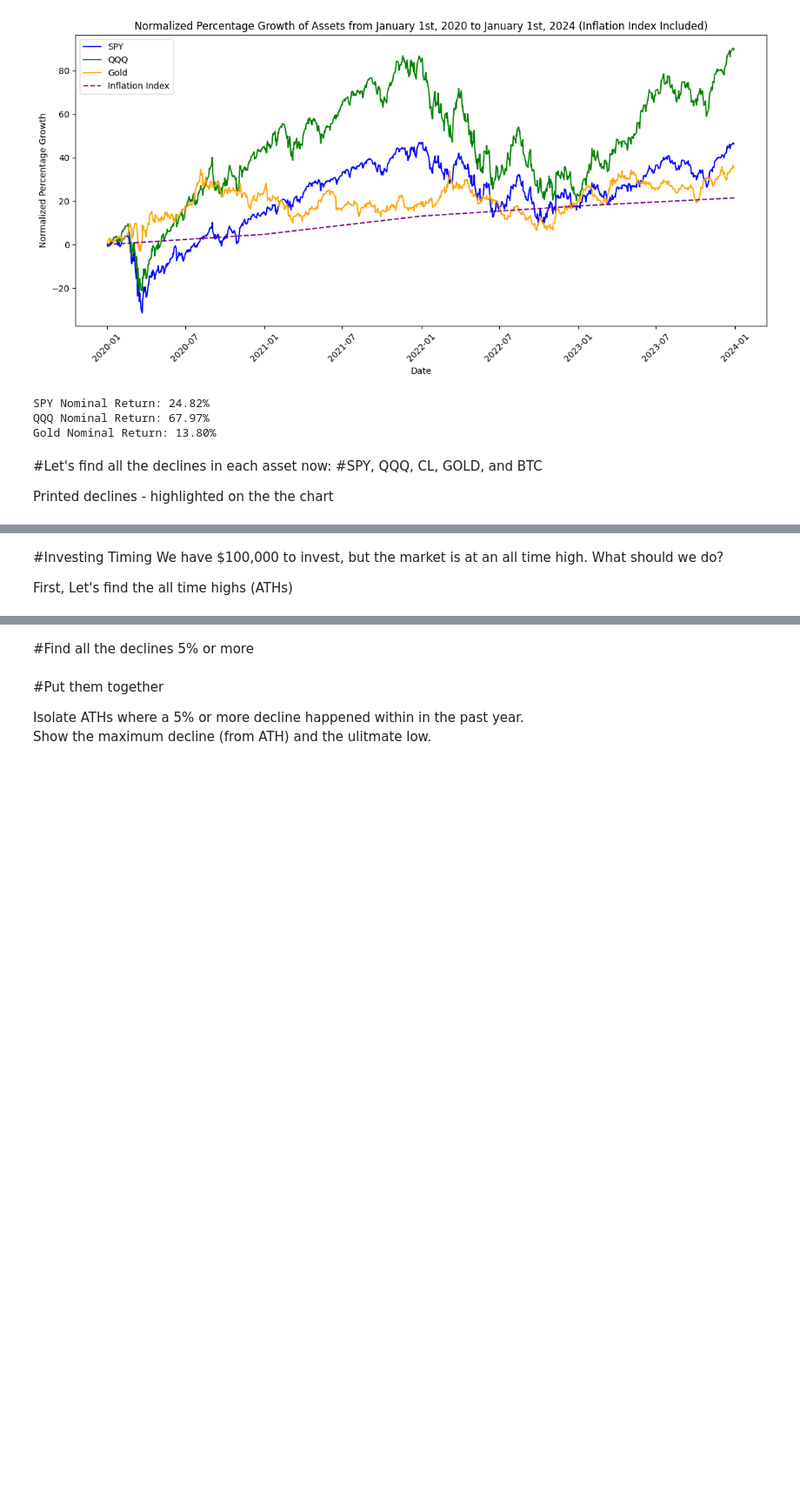
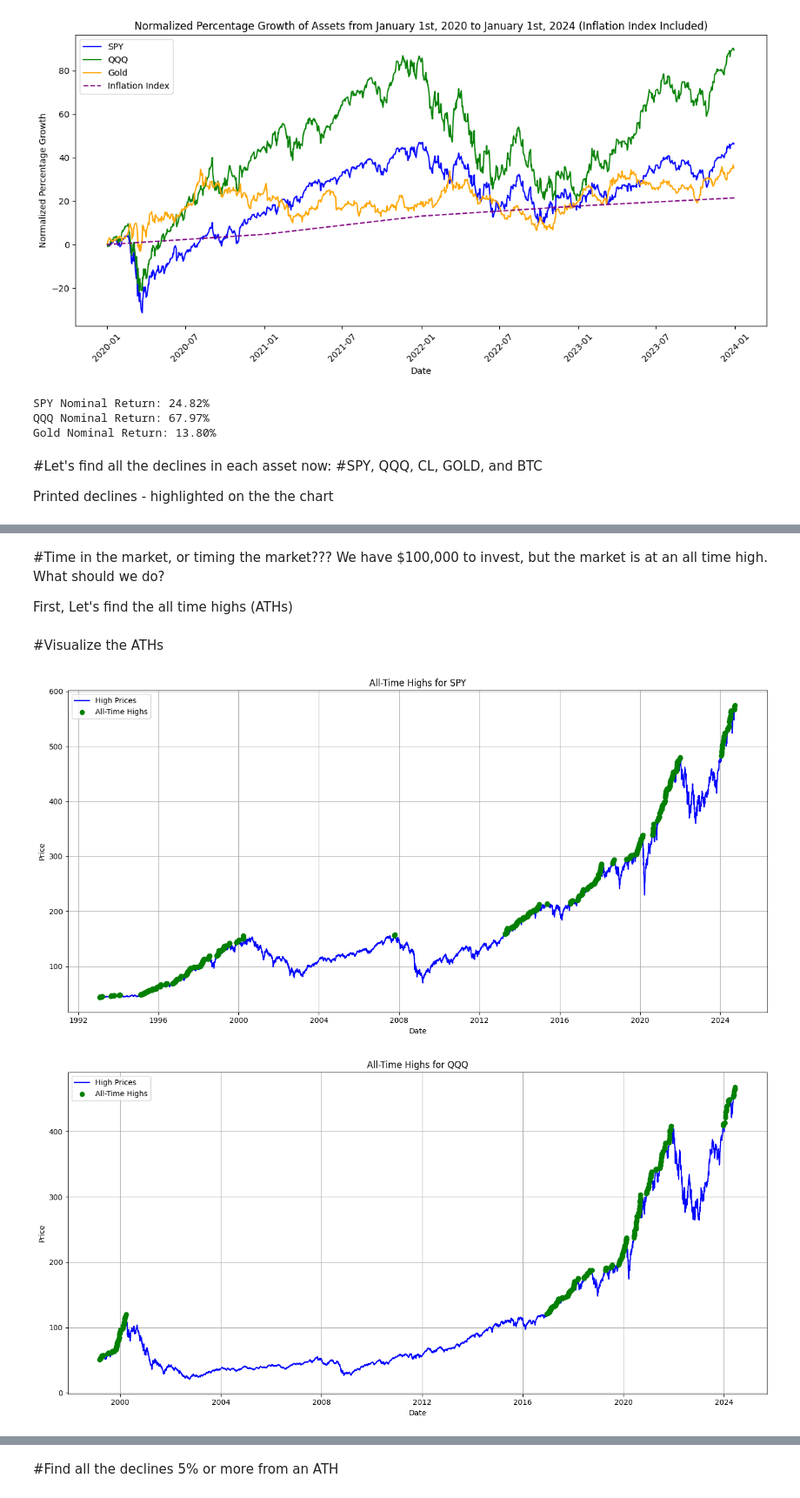
Before and after one commit to DarceCat/Adrian-Milroy, a Jupyter notebook: Financial_Asset_Analysis.ipynb, the cells around one changed output, grey strips where cells are left out. Shown at 87% size. Drawn from its saved outputs; the diff is of its cells as text; code cells hidden in the pictures; blank space fills up the shorter version.

```diff
--- a/Financial_Asset_Analysis.ipynb
+++ b/Financial_Asset_Analysis.ipynb
@@ -577,13 +559,13 @@ def print_declines_results(declines, dataset_name):
     if declines:
         print(f"Declines > 10% in {dataset_name}:")
         for decline in declines:
-            print(f"Local High: {decline['Local High']} on {decline['Local High Date']}, "
-                  f"Local Low: {decline['Local Low at End of Decline']} on {decline['Local Low Date']}, "
+            print(f"Local High: {decline['Local High']} on {decline['Local High Date'].date()}, "
+                  f"Local Low: {decline['Local Low at End of Decline']} on {decline['Local Low Date'].date()}, "
                   f"Maximum Decline: {decline['Maximum Decline']:.2f}%, "
                   f"Plunge Duration: {decline['Plunge Duration (days)']} days, "
                   f"Time to Recovery: {decline['Time to Recovery (days)']} days, "
-                  f"Decline Start Date: {decline['Decline Start Date']}, "
-                  f"Decline End Date: {decline['Decline End Date']}")
+                  f"Decline Start Date: {decline['Decline Start Date'].date()}, "
+                  f"Decline End Date: {decline['Decline End Date'].date()}")
     else:
         print(f"No declines > 10% found in {dataset_name}.")
 
@@ -675,6 +657,6 @@ Local High: 73750.07 on 2024-03-14 00:00:00, Local Low: 49121.24 on 2024-08-05 0
 [figure]
 # %% [markdown]
-#Investing Timing
+#Time in the market, or timing the market???
 We have $100,000 to invest, but the market is at an all time high.  What should we do?
 
 First, Let's find the all time highs (ATHs)
@@ -717,3 +699,37 @@ datasets_info = [
 for dataset_name, df, high_column in datasets_info:
     all_time_highs = find_all_time_highs(df, high_column)
     #print_all_time_highs(all_time_highs, dataset_name)
+# %% [markdown]
+#Visualize the ATHs
+# %%
+import matplotlib.pyplot as plt
+
+def plot_all_time_highs(df, all_time_highs, dataset_name, high_column):
+    plt.figure(figsize=(14, 7))
+
+    # Plot the high prices over time
+    plt.plot(df['Date'], df[high_column], label='High Prices', color='blue')
+
+    # Plot all-time highs
+    ath_dates = [record['Date'] for record in all_time_highs]
+    ath_values = [record['All-Time High'] for record in all_time_highs]
+    plt.scatter(ath_dates, ath_values, color='green', label='All-Time Highs', zorder=5)
+
+    # Customize plot
+    plt.title(f'All-Time Highs for {dataset_name}')
+    plt.xlabel('Date')
+    plt.ylabel('Price')
+    plt.legend()
+    plt.grid()
+    plt.tight_layout()
+    plt.show()
+
+# Example usage for multiple datasets
+for dataset_name, df, high_column in datasets_info:
+    all_time_highs = find_all_time_highs(df, high_column)
+
+    # Plot all-time highs on top of the price data
+    plot_all_time_highs(df, all_time_highs, dataset_name, high_column)
+# %% [output]
+[figure, added]
+[figure, added]
@@ -720,2 +739,2 @@ for dataset_name, df, high_column in datasets_info:
 # %% [markdown]
-#Find all the declines 5% or more
+#Find all the declines 5% or more from an ATH
@@ -784,5 +740,0 @@ for dataset_name, df, high_column, low_column in datasets_info:
-# %% [markdown]
-#Put them together
-
-Isolate ATHs where a 5% or more decline happened within in the past year.
-Show the maximum decline (from ATH) and the ulitmate low.
```
Also changed, not shown: parts of 26 cells of this notebook.
